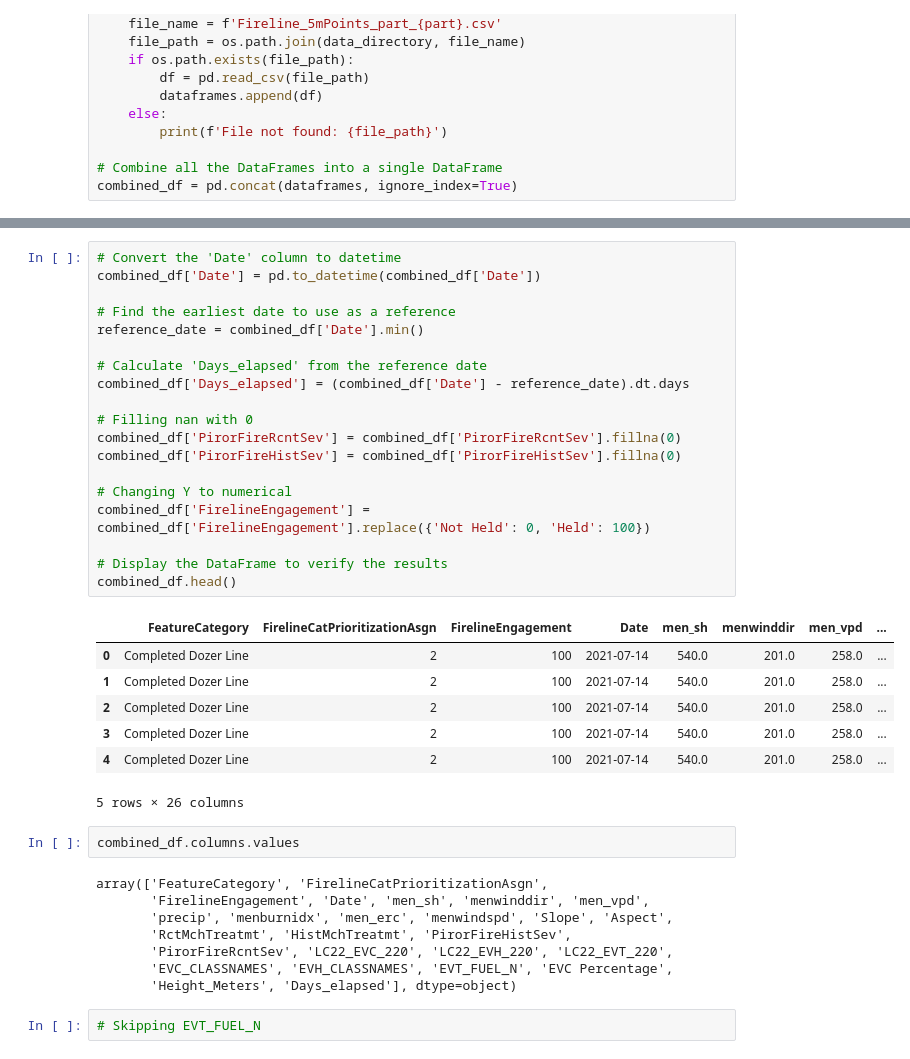
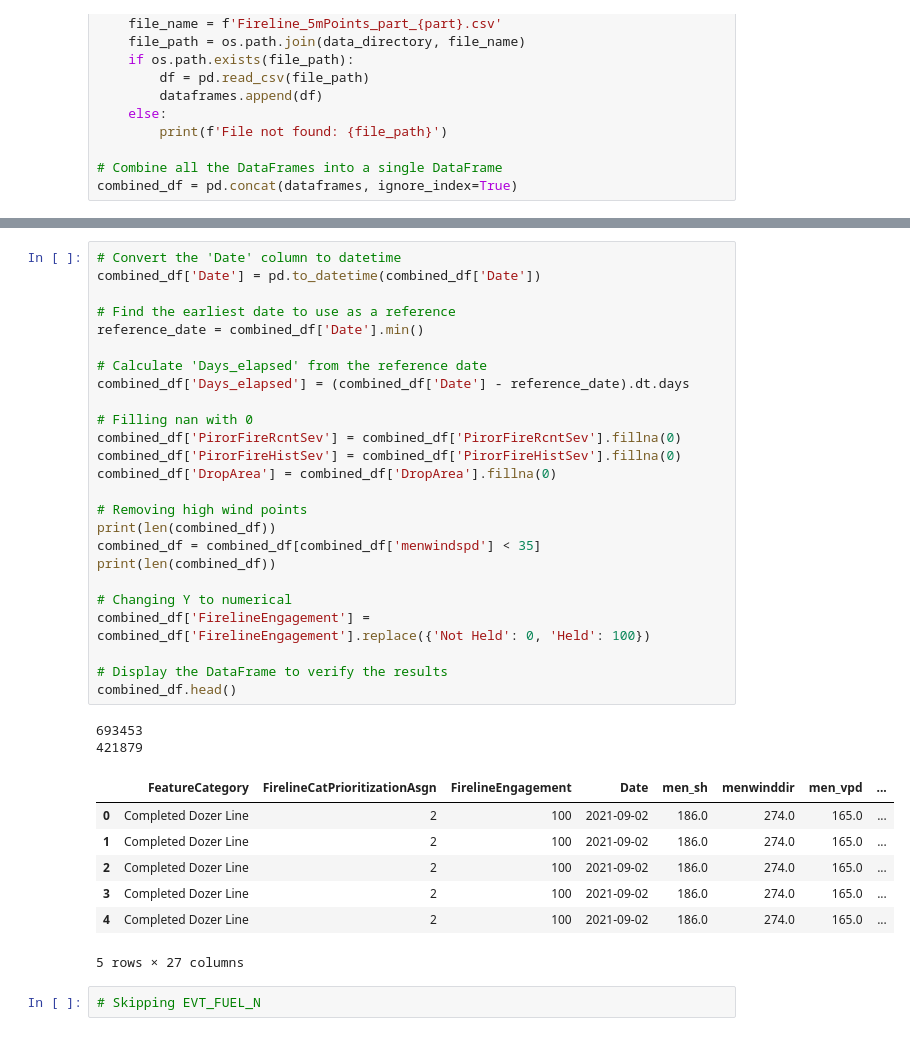
Before and after one commit to bo-maxwell-stevens/dixie-fire, a Jupyter notebook: 02_random_forest.ipynb, the cells around one changed output, grey strips where cells are left out. Saved outputs shown, nothing was run; the diff lists cells and outputs as text.

```diff
--- a/02_random_forest.ipynb
+++ b/02_random_forest.ipynb
@@ -26,40 +36,38 @@ combined_df = pd.concat(dataframes, ignore_index=True)
 # %%
 # Convert the 'Date' column to datetime
 combined_df['Date'] = pd.to_datetime(combined_df['Date'])
 
 # Find the earliest date to use as a reference
 reference_date = combined_df['Date'].min()
 
 # Calculate 'Days_elapsed' from the reference date
 combined_df['Days_elapsed'] = (combined_df['Date'] - reference_date).dt.days
 
 # Filling nan with 0
 combined_df['PirorFireRcntSev'] = combined_df['PirorFireRcntSev'].fillna(0)
 combined_df['PirorFireHistSev'] = combined_df['PirorFireHistSev'].fillna(0)
+combined_df['DropArea'] = combined_df['DropArea'].fillna(0)
+
+# Removing high wind points
+print(len(combined_df))
+combined_df = combined_df[combined_df['menwindspd'] < 35]
+print(len(combined_df))
 
 # Changing Y to numerical
 combined_df['FirelineEngagement'] = combined_df['FirelineEngagement'].replace({'Not Held': 0, 'Held': 100})
 
 # Display the DataFrame to verify the results
 combined_df.head()
 # %% [output]
+693453
+421879
 |  | FeatureCategory | FirelineCatPrioritizationAsgn | FirelineEngagement | Date | men_sh | menwinddir | men_vpd | ... |
-| 0 | Completed Dozer Line | 2 | 100 | 2021-07-14 | 540.0 | 201.0 | 258.0 | ... |
-| 1 | Completed Dozer Line | 2 | 100 | 2021-07-14 | 540.0 | 201.0 | 258.0 | ... |
-| 2 | Completed Dozer Line | 2 | 100 | 2021-07-14 | 540.0 | 201.0 | 258.0 | ... |
-| 3 | Completed Dozer Line | 2 | 100 | 2021-07-14 | 540.0 | 201.0 | 258.0 | ... |
-| 4 | Completed Dozer Line | 2 | 100 | 2021-07-14 | 540.0 | 201.0 | 258.0 | ... |
+| 0 | Completed Dozer Line | 2 | 100 | 2021-09-02 | 186.0 | 274.0 | 165.0 | ... |
+| 1 | Completed Dozer Line | 2 | 100 | 2021-09-02 | 186.0 | 274.0 | 165.0 | ... |
+| 2 | Completed Dozer Line | 2 | 100 | 2021-09-02 | 186.0 | 274.0 | 165.0 | ... |
+| 3 | Completed Dozer Line | 2 | 100 | 2021-09-02 | 186.0 | 274.0 | 165.0 | ... |
+| 4 | Completed Dozer Line | 2 | 100 | 2021-09-02 | 186.0 | 274.0 | 165.0 | ... |
-5 rows × 26 columns
+5 rows × 27 columns
-# %%
-combined_df.columns.values
-# %% [output]
-array(['FeatureCategory', 'FirelineCatPrioritizationAsgn',
-       'FirelineEngagement', 'Date', 'men_sh', 'menwinddir', 'men_vpd',
-       'precip', 'menburnidx', 'men_erc', 'menwindspd', 'Slope', 'Aspect',
-       'RctMchTreatmt', 'HistMchTreatmt', 'PirorFireHistSev',
-       'PirorFireRcntSev', 'LC22_EVC_220', 'LC22_EVH_220', 'LC22_EVT_220',
-       'EVC_CLASSNAMES', 'EVH_CLASSNAMES', 'EVT_FUEL_N', 'EVC Percentage',
-       'Height_Meters', 'Days_elapsed'], dtype=object)
 # %%
 # Skipping EVT_FUEL_N
 # %% [markdown]
```
Also changed, not shown: parts of 9 cells of this notebook, 11 other files.
